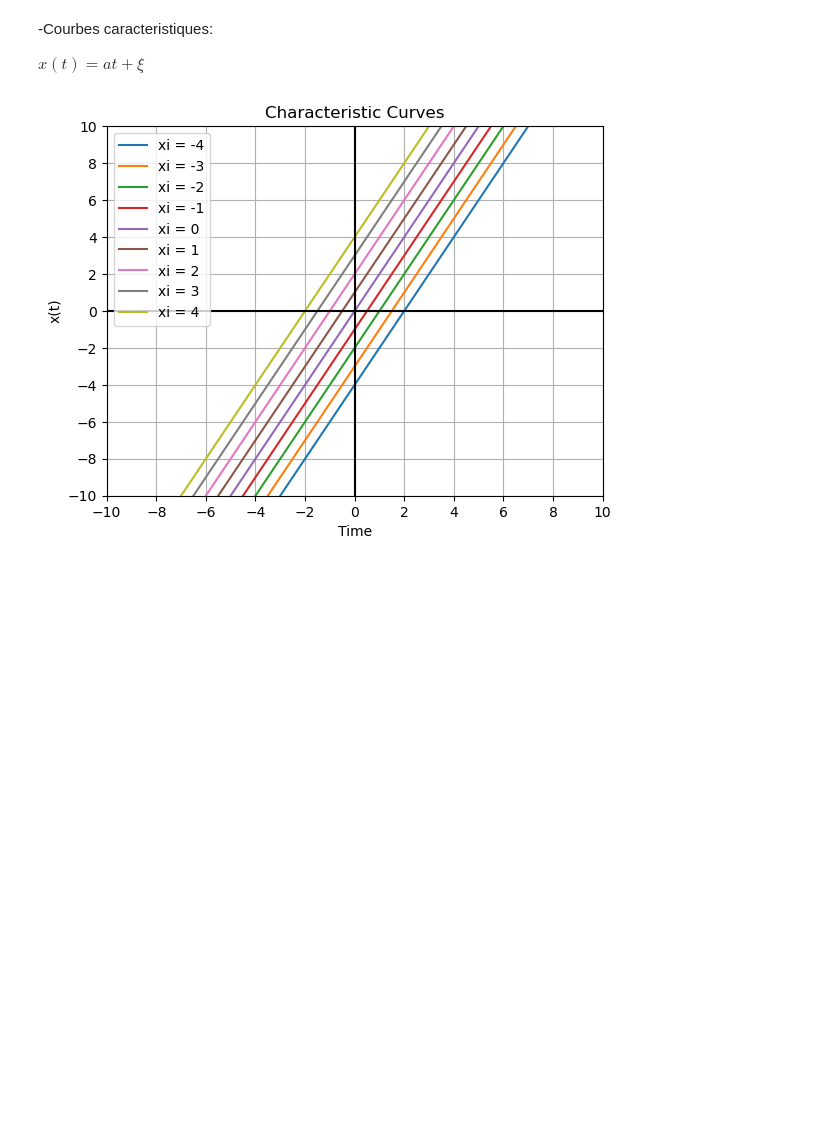
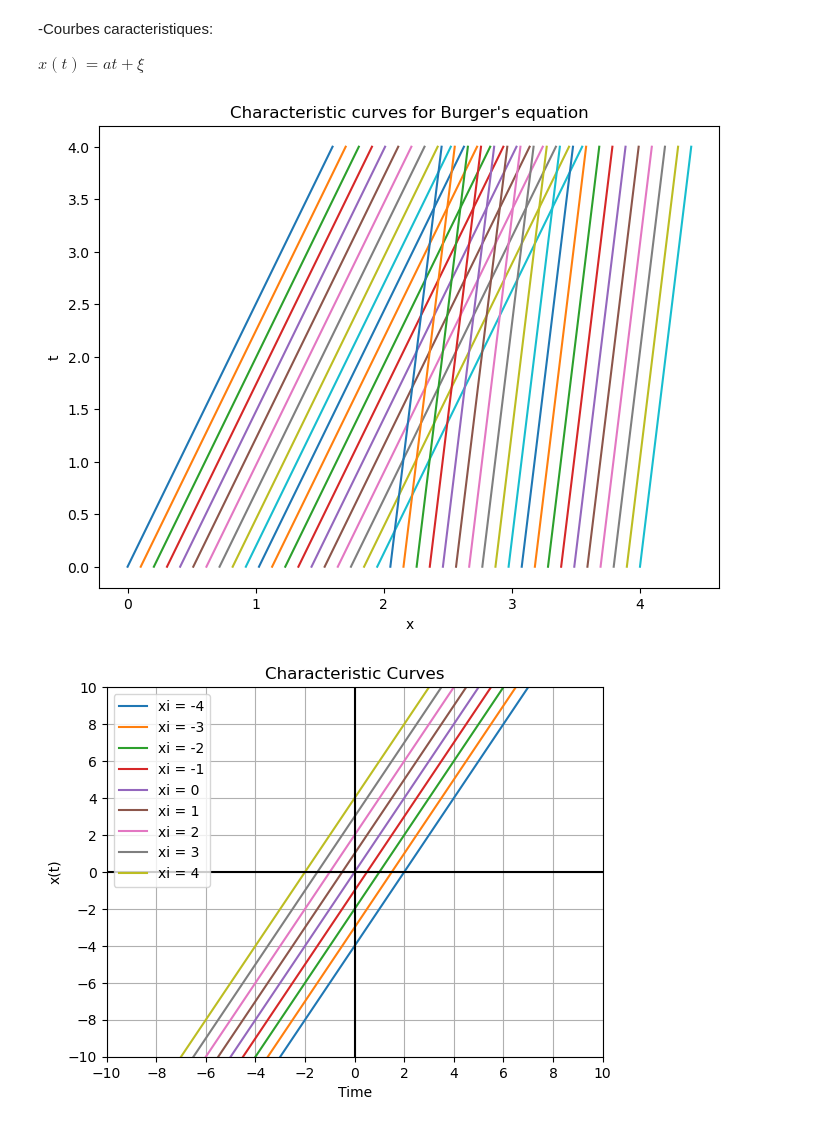
Before and after one commit to QuantBender/FiniteDifferenceMethodMiniProject, a Jupyter notebook: misc.ipynb, the cells around one changed output. Cells and saved outputs as stored; diff of their text form; code cells hidden in the pictures; blank space fills up the shorter version.

```diff
--- a/misc.ipynb
+++ b/misc.ipynb
@@ -2,6 +2,34 @@
 -Courbes caracteristiques:
 
 $x(t) = at + \xi$
+# %%
+import numpy as np
+import matplotlib.pyplot as plt
+
+# Define the range of t
+t = np.linspace(0, 4, 40)
+
+# Define the values of a
+a_values = np.linspace(0, 4, 40)
+
+# Create a figure
+plt.figure(figsize=(8, 6))
+
+# Plot the characteristic curves for each a
+for a in a_values:
+    u0 = 0.4 if a < 2 else 0.1
+    x = t * u0 + a
+    _=plt.plot(x, t, label=f'a={a:.2f}')
+
+# Add labels and title
+_=plt.xlabel('x')
+_=plt.ylabel('t')
+_=plt.title("Characteristic curves for Burger's equation")
+
+# Show the plot
+plt.show()
+# %% [output]
+[figure, added]
 # %%
 import numpy as np
 import matplotlib.pyplot as plt
```
Also changed, not shown: 2 other files.
